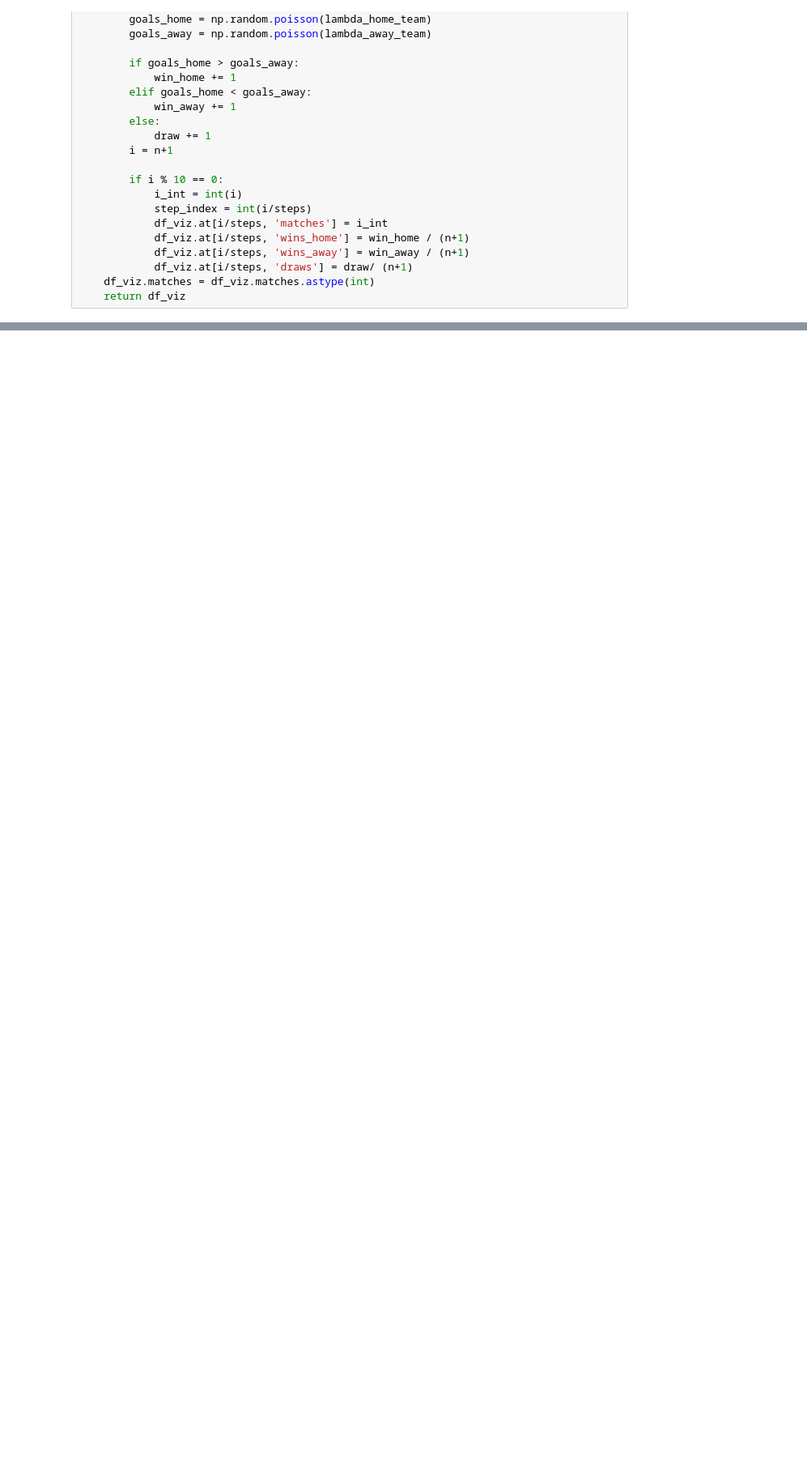
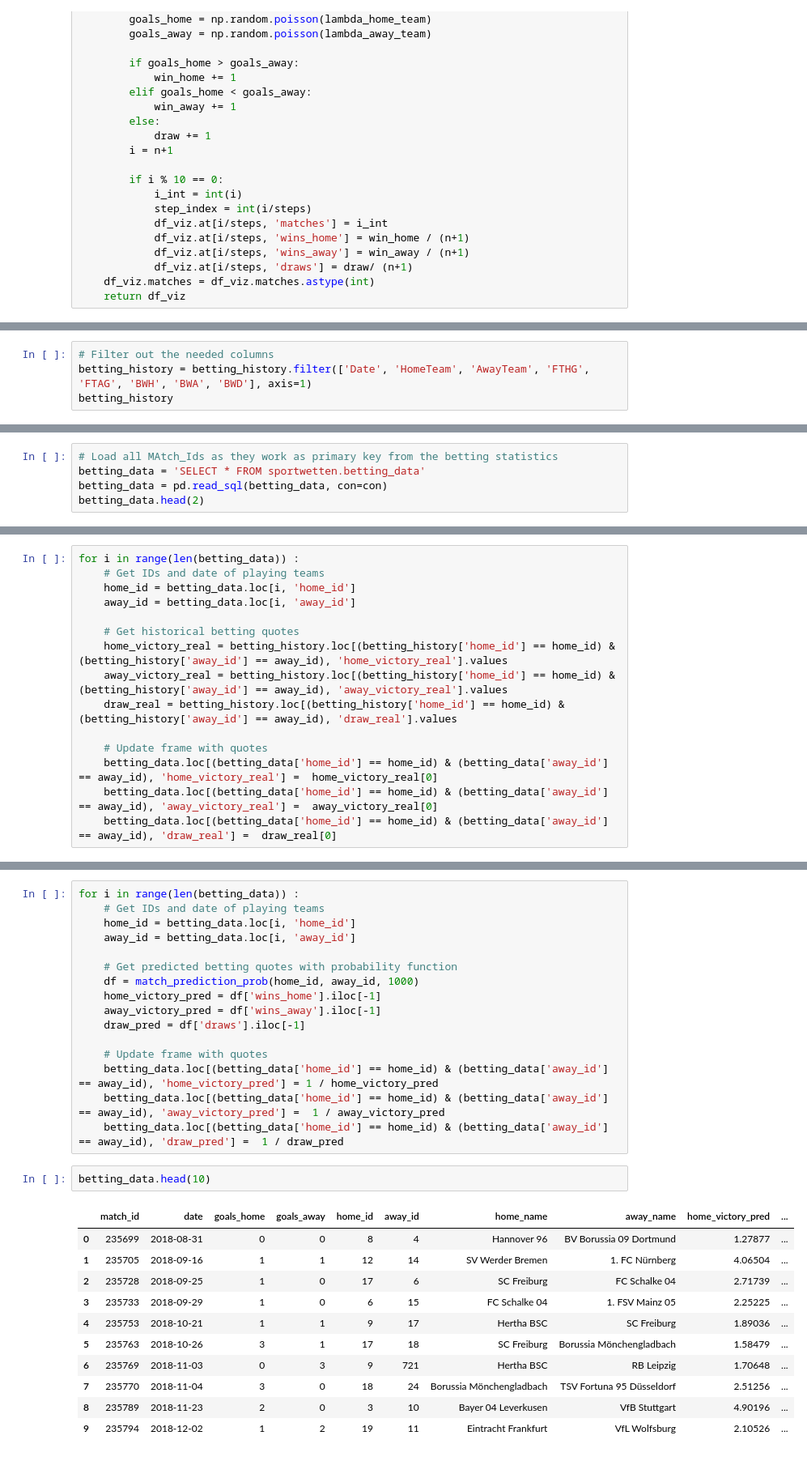
Before and after one commit to eugencuic/FHNW_FS20_Sportwetten, a Jupyter notebook: Warhscheinlichkeitsmodell - Sportwetten.ipynb, the cells around one changed output, grey strips where cells are left out. Shown: that part at 81% size. Cells and saved outputs as stored; diff of their text form; blank space fills up the shorter version.

```diff
--- a/Warhscheinlichkeitsmodell - Sportwetten.ipynb
+++ b/Warhscheinlichkeitsmodell - Sportwetten.ipynb
@@ -670,0 +795,4 @@ interactive_prediction(8,6,200)
+# %%
+# Filter out the needed columns
+betting_history = betting_history.filter(['Date', 'HomeTeam', 'AwayTeam', 'FTHG', 'FTAG', 'BWH', 'BWA', 'BWD'], axis=1)
+betting_history
@@ -670,0 +890,5 @@ interactive_prediction(8,6,200)
+# %%
+# Load all MAtch_Ids as they work as primary key from the betting statistics
+betting_data = 'SELECT * FROM sportwetten.betting_data'
+betting_data = pd.read_sql(betting_data, con=con)
+betting_data.head(2)
@@ -670,0 +899,15 @@ interactive_prediction(8,6,200)
+# %%
+for i in range(len(betting_data)) :
+    # Get IDs and date of playing teams
+    home_id = betting_data.loc[i, 'home_id']
+    away_id = betting_data.loc[i, 'away_id']
+
+    # Get historical betting quotes
+    home_victory_real = betting_history.loc[(betting_history['home_id'] == home_id) & (betting_history['away_id'] == away_id), 'home_victory_real'].values
+    away_victory_real = betting_history.loc[(betting_history['home_id'] == home_id) & (betting_history['away_id'] == away_id), 'away_victory_real'].values
+    draw_real = betting_history.loc[(betting_history['home_id'] == home_id) & (betting_history['away_id'] == away_id), 'draw_real'].values
+
+    # Update frame with quotes
+    betting_data.loc[(betting_data['home_id'] == home_id) & (betting_data['away_id'] == away_id), 'home_victory_real'] =  home_victory_real[0]
+    betting_data.loc[(betting_data['home_id'] == home_id) & (betting_data['away_id'] == away_id), 'away_victory_real'] =  away_victory_real[0]
+    betting_data.loc[(betting_data['home_id'] == home_id) & (betting_data['away_id'] == away_id), 'draw_real'] =  draw_real[0]
@@ -670,0 +925,30 @@ interactive_prediction(8,6,200)
+# %%
+for i in range(len(betting_data)) :
+    # Get IDs and date of playing teams
+    home_id = betting_data.loc[i, 'home_id']
+    away_id = betting_data.loc[i, 'away_id']
+
+    # Get predicted betting quotes with probability function
+    df = match_prediction_prob(home_id, away_id, 1000)
+    home_victory_pred = df['wins_home'].iloc[-1]
+    away_victory_pred = df['wins_away'].iloc[-1]
+    draw_pred = df['draws'].iloc[-1]
+
+    # Update frame with quotes
+    betting_data.loc[(betting_data['home_id'] == home_id) & (betting_data['away_id'] == away_id), 'home_victory_pred'] = 1 / home_victory_pred
+    betting_data.loc[(betting_data['home_id'] == home_id) & (betting_data['away_id'] == away_id), 'away_victory_pred'] =  1 / away_victory_pred
+    betting_data.loc[(betting_data['home_id'] == home_id) & (betting_data['away_id'] == away_id), 'draw_pred'] =  1 / draw_pred
+# %%
+betting_data.head(10)
+# %% [output]
+|  | match_id | date | goals_home | goals_away | home_id | away_id | home_name | away_name | home_victory_pred | ... |
+| 0 | 235699 | 2018-08-31 | 0 | 0 | 8 | 4 | Hannover 96 | BV Borussia 09 Dortmund | 1.27877 | ... |
+| 1 | 235705 | 2018-09-16 | 1 | 1 | 12 | 14 | SV Werder Bremen | 1. FC Nürnberg | 4.06504 | ... |
+| 2 | 235728 | 2018-09-25 | 1 | 0 | 17 | 6 | SC Freiburg | FC Schalke 04 | 2.71739 | ... |
+| 3 | 235733 | 2018-09-29 | 1 | 0 | 6 | 15 | FC Schalke 04 | 1. FSV Mainz 05 | 2.25225 | ... |
+| 4 | 235753 | 2018-10-21 | 1 | 1 | 9 | 17 | Hertha BSC | SC Freiburg | 1.89036 | ... |
+| 5 | 235763 | 2018-10-26 | 3 | 1 | 17 | 18 | SC Freiburg | Borussia Mönchengladbach | 1.58479 | ... |
+| 6 | 235769 | 2018-11-03 | 0 | 3 | 9 | 721 | Hertha BSC | RB Leipzig | 1.70648 | ... |
+| 7 | 235770 | 2018-11-04 | 3 | 0 | 18 | 24 | Borussia Mönchengladbach | TSV Fortuna 95 Düsseldorf | 2.51256 | ... |
+| 8 | 235789 | 2018-11-23 | 2 | 0 | 3 | 10 | Bayer 04 Leverkusen | VfB Stuttgart | 4.90196 | ... |
+| 9 | 235794 | 2018-12-02 | 1 | 2 | 19 | 11 | Eintracht Frankfurt | VfL Wolfsburg | 2.10526 | ... |
```
Also changed, not shown: parts of 83 cells of this notebook, 1 other file.
